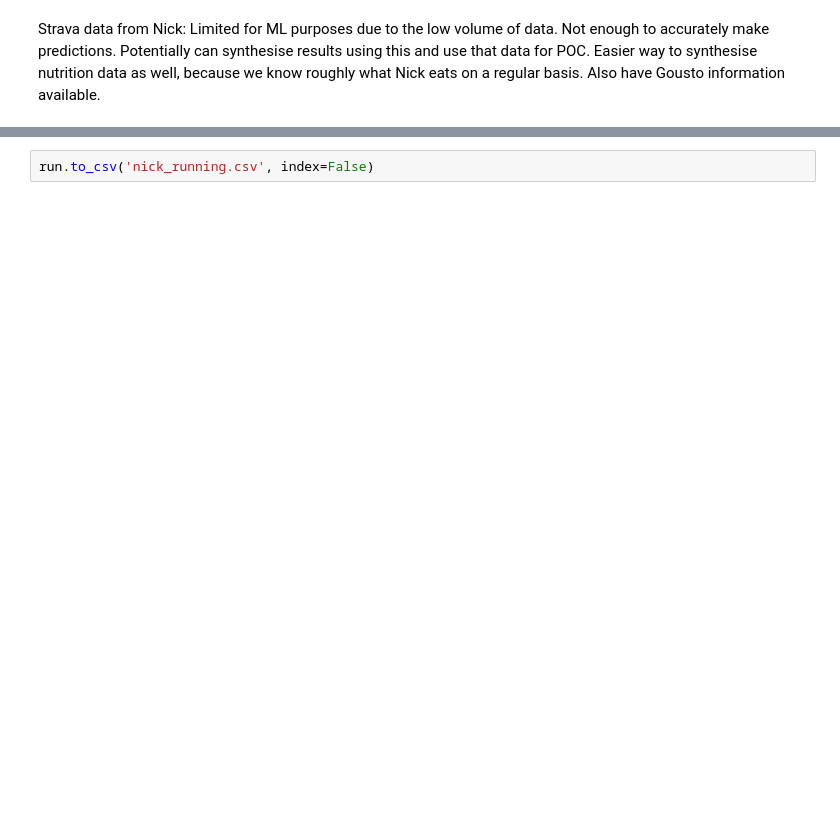
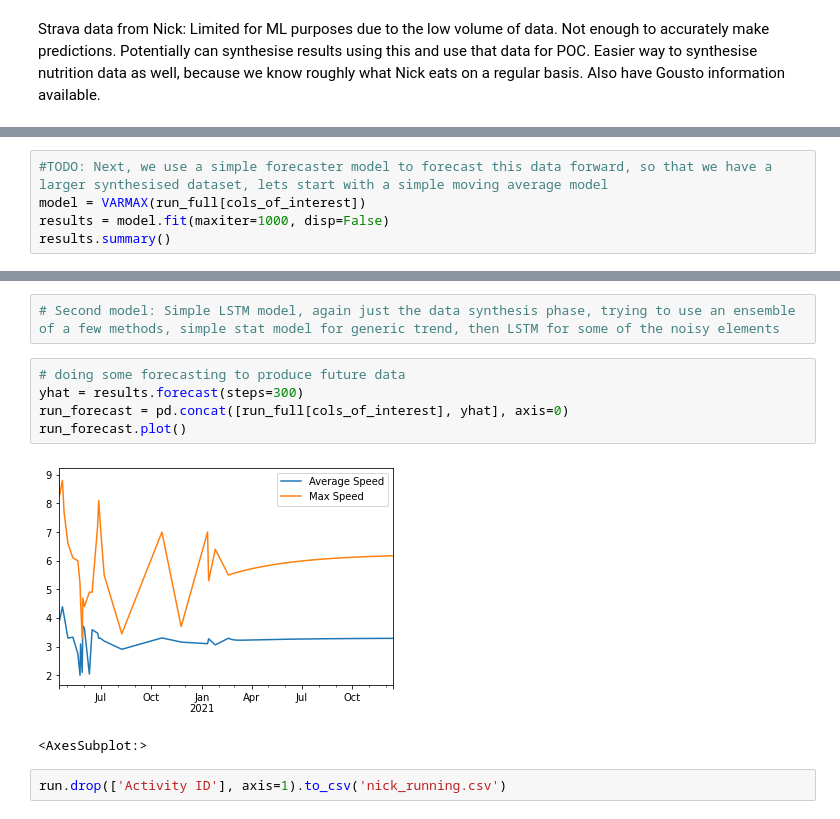
Before and after one commit to Tastybasting/Run4It, a Jupyter notebook: Model/explore.ipynb, the cells around one changed output, grey strips where cells are left out. Cells and saved outputs as stored; diff of their text form; blank space fills up the shorter version.

```diff
--- a/Model/explore.ipynb
+++ b/Model/explore.ipynb
@@ -39,0 +71,5 @@ Strava data from Nick: Limited for ML purposes due to the low volume of data. No
+# %%
+#TODO: Next, we use a simple forecaster model to forecast this data forward, so that we have a larger synthesised dataset, lets start with a simple moving average model
+model = VARMAX(run_full[cols_of_interest])
+results = model.fit(maxiter=1000, disp=False)
+results.summary()
@@ -40,2 +107,12 @@ Strava data from Nick: Limited for ML purposes due to the low volume of data. No
+# %%
+# Second model: Simple LSTM model, again just the data synthesis phase, trying to use an ensemble of a few methods, simple stat model for generic trend, then LSTM for some of the noisy elements
+# %%
+# doing some forecasting to produce future data
+yhat = results.forecast(steps=300)
+run_forecast = pd.concat([run_full[cols_of_interest], yhat], axis=0)
+run_forecast.plot()
+# %% [output]
+[figure, added]
+<AxesSubplot:>
 # %%
-run.to_csv('nick_running.csv', index=False)
+run.drop(['Activity ID'], axis=1).to_csv('nick_running.csv')
```
Also changed, not shown: parts of 5 cells of this notebook, 2 other files.
